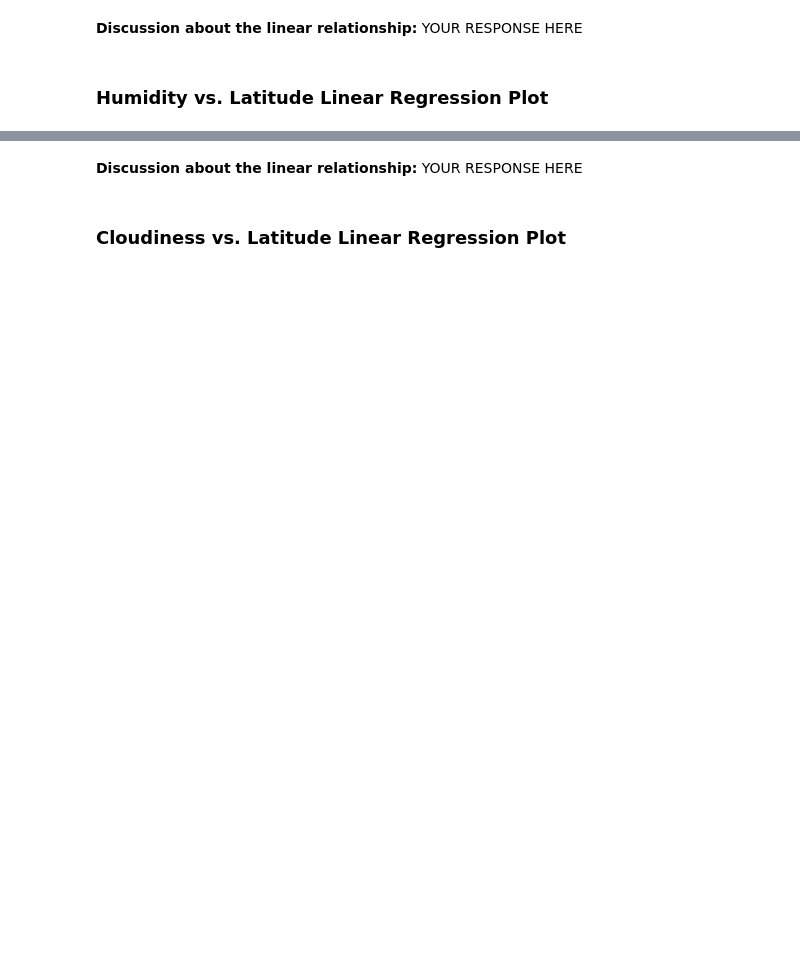
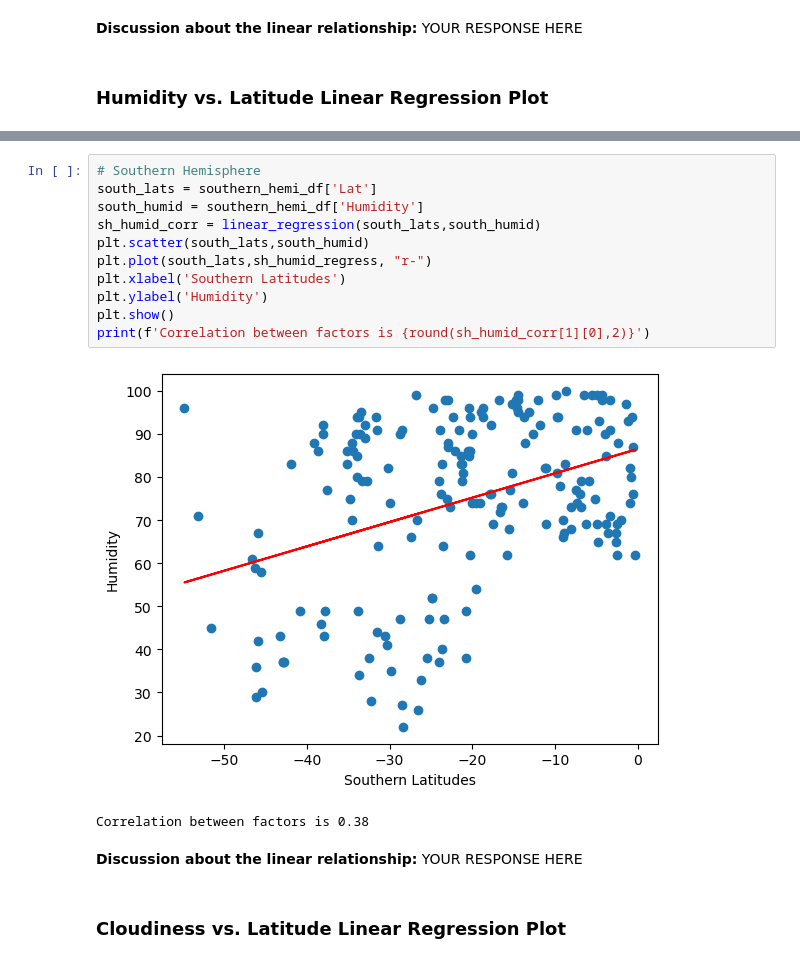
Before and after one commit to bjhepburn/weather_challenge, a Jupyter notebook: weatherpy/WeatherPy.ipynb, the cells around one changed output, grey strips where cells are left out. Saved outputs shown, nothing was run; the diff lists cells and outputs as text; blank space fills up the shorter version.

```diff
--- a/weatherpy/WeatherPy.ipynb
+++ b/weatherpy/WeatherPy.ipynb
@@ -349,3 +374,17 @@ ValueError: x, y, and format string must not be None
+# %%
+# Southern Hemisphere
+south_lats = southern_hemi_df['Lat']
+south_humid = southern_hemi_df['Humidity']
+sh_humid_corr = linear_regression(south_lats,south_humid)
+plt.scatter(south_lats,south_humid)
+plt.plot(south_lats,sh_humid_regress, "r-")
+plt.xlabel('Southern Latitudes')
+plt.ylabel('Humidity')
+plt.show()
+print(f'Correlation between factors is {round(sh_humid_corr[1][0],2)}')
+# %% [output]
+[figure, added]
+Correlation between factors is 0.38
 # %% [markdown]
 **Discussion about the linear relationship:** YOUR RESPONSE HERE
 # %% [markdown]
```
Also changed, not shown: parts of 16 cells of this notebook, 5 other files.
